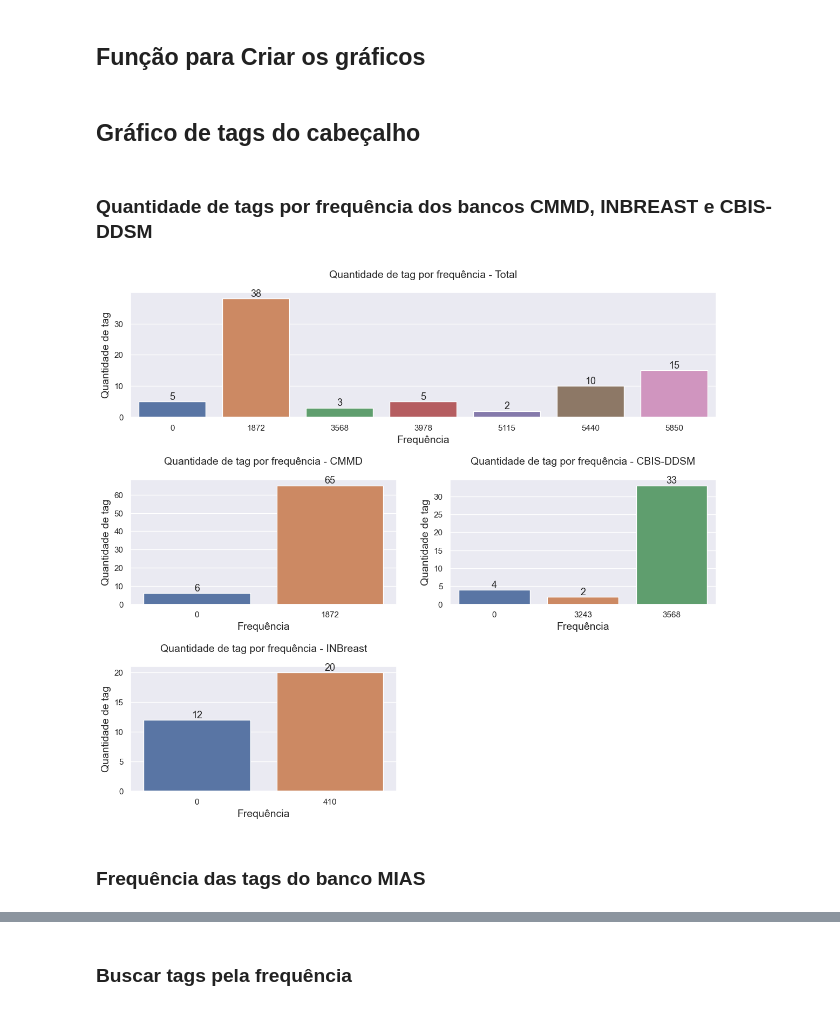
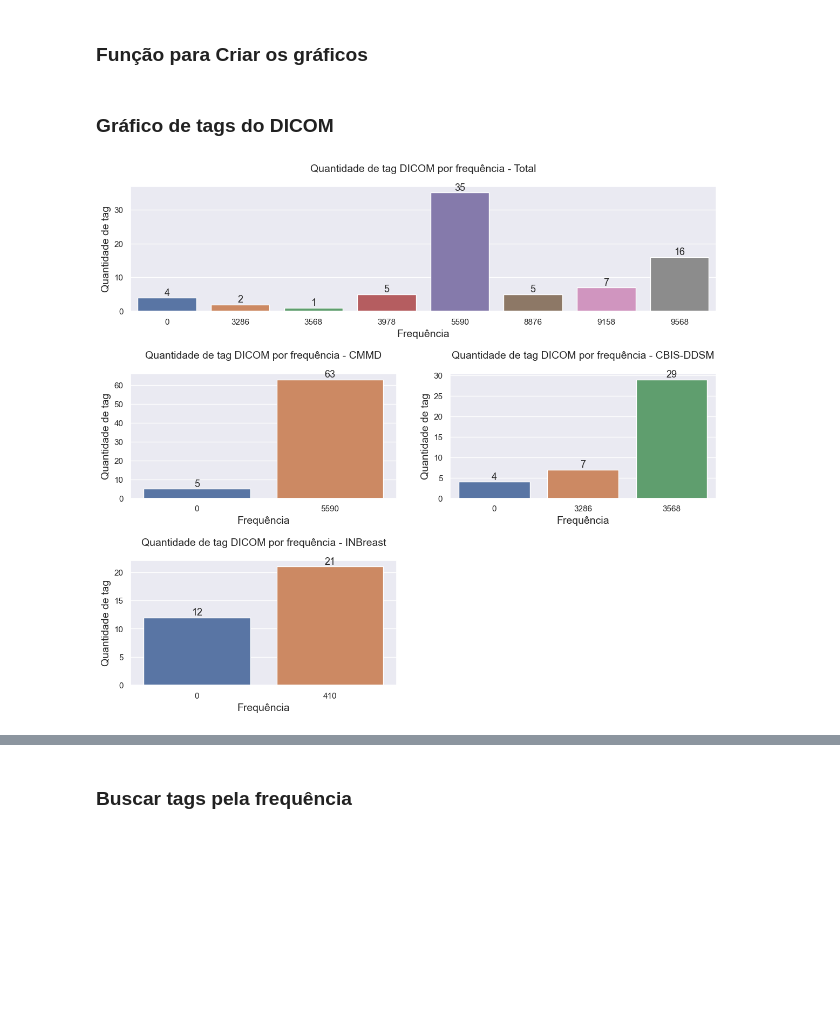
Before and after one commit to matheusssilva991/Radiomica, a Jupyter notebook: src/mamografia/eda_metadados.ipynb, the cells around one changed output, grey strips where cells are left out. Drawn from its saved outputs; the diff is of its cells as text; code cells hidden in the pictures; blank space fills up the shorter version.

```diff
--- a/src/mamografia/eda_metadados.ipynb
+++ b/src/mamografia/eda_metadados.ipynb
@@ -12,5 +80,5 @@ sns.set()
 # %% [markdown]
-## Função para Criar os gráficos
+### Função para Criar os gráficos
 # %%
 def create_bar(full, cmmd, ddsm, inbreast,label):
     fig = plt.figure(figsize=(14, 12))
@@ -18,28 +86,28 @@ def create_bar(full, cmmd, ddsm, inbreast,label):
 
     ax1 = plt.subplot(gs[0, ::])
     ax = sns.barplot(x='frequencia', y=label, ax=ax1, data=full)
-    ax1.set_title(f"Quantidade de {label} por frequência - Total", size=14, pad=20)
+    ax1.set_title(f"Quantidade de {label} DICOM por frequência - Total", size=14, pad=20)
     ax1.set_xlabel("Frequência", size=14)
     ax1.set_ylabel(f"Quantidade de {label}", size=14)
     ax1.bar_label(ax.containers[0], fmt="%.01d", size=13, label_type="edge")
 
     ax2 = plt.subplot(gs[1:2, :1:])
     ax = sns.barplot(x='frequencia', y=label, ax=ax2, data=cmmd)
-    ax2.set_title(f"Quantidade de {label} por frequência - CMMD", size=14, pad=20)
+    ax2.set_title(f"Quantidade de {label} DICOM por frequência - CMMD", size=14, pad=20)
     ax2.set_xlabel("Frequência", size=14)
     ax2.set_ylabel(f"Quantidade de {label}", size=14)
     ax2.bar_label(ax.containers[0], fmt="%.01d", size=13, label_type="edge")
 
     ax3 = plt.subplot(gs[1:2, 1::])
     ax = sns.barplot(x='frequencia', y=label, ax=ax3, data=ddsm)
-    ax3.set_title(f"Quantidade de {label} por frequência - CBIS-DDSM", size=14, pad=20)
+    ax3.set_title(f"Quantidade de {label} DICOM por frequência - CBIS-DDSM", size=14, pad=20)
     ax3.set_xlabel("Frequência", size=14)
     ax3.set_ylabel(f"Quantidade de {label}", size=14)
     ax3.bar_label(ax.containers[0], fmt="%.01d", size=13, label_type="edge")
 
     ax4 = plt.subplot(gs[2, :1:])
     ax = sns.barplot(x='frequencia', y=label, ax=ax4, data=inbreast)
-    ax4.set_title(f"Quantidade de {label} por frequência - INBreast", size=14, pad=20)
+    ax4.set_title(f"Quantidade de {label} DICOM por frequência - INBreast", size=14, pad=20)
     ax4.set_xlabel("Frequência", size=14)
     ax4.set_ylabel(f"Quantidade de {label}", size=14)
     ax4.bar_label(ax.containers[0], fmt="%.01d", size=13, label_type="edge")
@@ -47,30 +115,23 @@ def create_bar(full, cmmd, ddsm, inbreast,label):
     plt.subplots_adjust(wspace=.2, hspace=.5)
     plt.show()
 # %% [markdown]
-## Gráfico de tags do cabeçalho
+### Gráfico de tags do DICOM
-# %% [markdown]
-### Quantidade de tags por frequência dos bancos CMMD, INBREAST e CBIS-DDSM
 # %%
-full_dictionary = load_json("full_dictionary_dicom_pgm", "../../outputs/mamografia/dictionary_metadata/dicom_pgm")
-dictionary_cbis_ddsm = load_json("dictionary_dicom_CBIS-DDSM", "../../outputs/mamografia/dictionary_metadata/dicom_pgm")
-dictionary_cmmd = load_json("dictionary_dicom_CMMD", "../../outputs/mamografia/dictionary_metadata/dicom_pgm")
-dictionary_inbreast = load_json("dictionary_dicom_INBREAST", "../../outputs/mamografia/dictionary_metadata/dicom_pgm")
-dictionary_mias = load_json("dictionary_pgm_MIAS", "../../outputs/mamografia/dictionary_metadata/dicom_pgm")
+df_cbis_ddsm = create_df(list_dicom_metadatas[0], 'tag')
+df_cmmd = create_df(list_dicom_metadatas[1], 'tag')
+df_inbreast = create_df(list_dicom_metadatas[2], 'tag')
 
-df_cmmd = create_df(dictionary_cmmd, 'tag')
-df_cbis_ddsm = create_df(dictionary_cbis_ddsm, 'tag')
-df_inbreast = create_df(dictionary_inbreast, 'tag')
-df_mias = create_df(dictionary_mias, 'tag')
-df_full = create_df(full_dictionary, 'tag')
+full_dict = {key: list_dicom_metadatas[0].get(key, 0) + list_dicom_metadatas[1].get(key, 0)
+             for key in set(list_dicom_metadatas[0]) | set(list_dicom_metadatas[1])}
+full_dict = {key: full_dict.get(key, 0) + list_dicom_metadatas[2].get(key, 0)
+             for key in set(full_dict) | set(list_dicom_metadatas[2])}
+df_full = create_df(full_dict, 'tag')
 
 full = df_full.groupby("frequencia", as_index=False).count()
 cbis_ddsm = df_cbis_ddsm.groupby("frequencia", as_index=False).count()
 cmmd = df_cmmd.groupby("frequencia", as_index=False).count()
 inbreast = df_inbreast.groupby("frequencia", as_index=False).count()
-mias = df_mias.groupby("frequencia", as_index=False).count()
 
 create_bar(full, cmmd, cbis_ddsm, inbreast, 'tag')
 # %% [output]
-[figure, old version]
+[figure, new version]
-# %% [markdown]
-### Frequência das tags do banco MIAS
```
Also changed, not shown: parts of 17 cells of this notebook, 11 other files.
